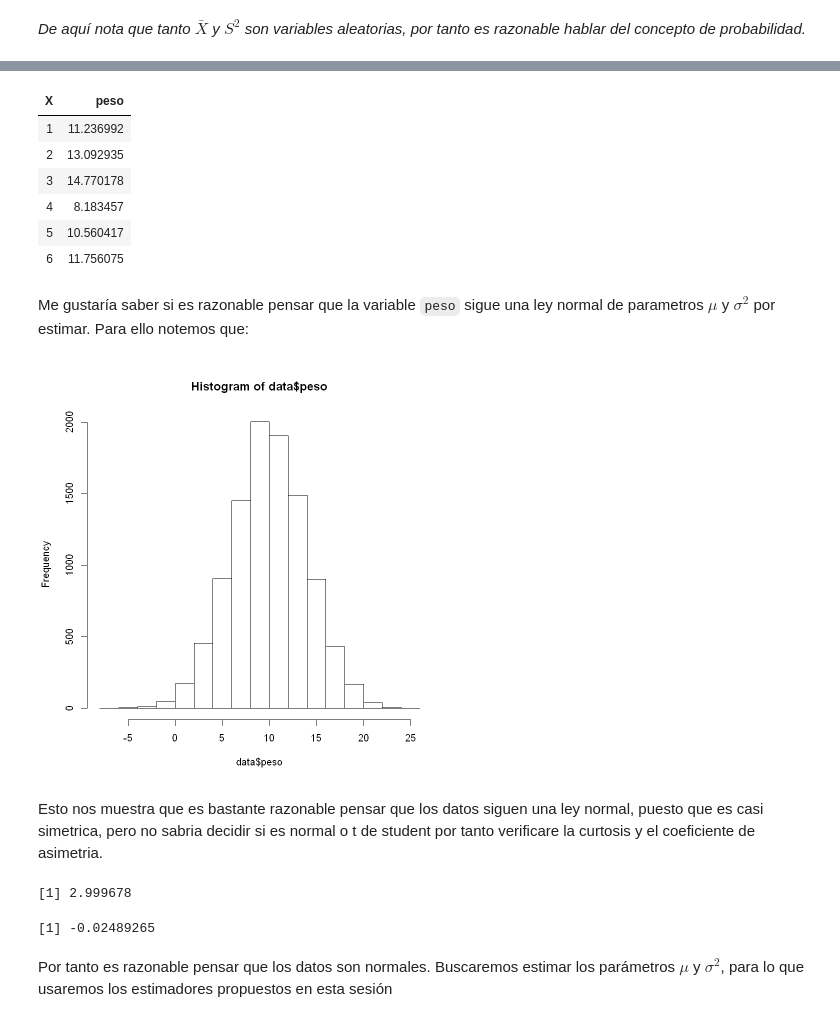
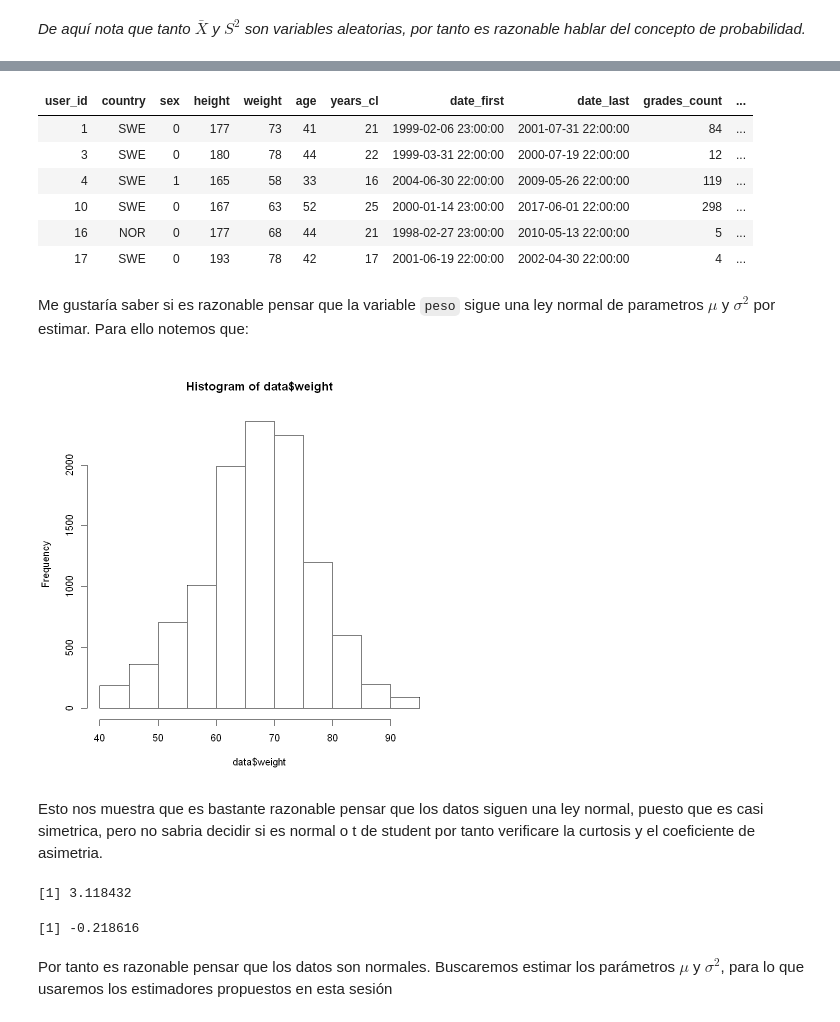
Before and after one commit to GustavoAnkelen/LEC-EyP, a Jupyter notebook: Clase6/Clase_06.ipynb, the cells around one changed output, grey strips where cells are left out. Cells and saved outputs as stored; diff of their text form; code cells hidden in the pictures.

```diff
--- a/Clase6/Clase_06.ipynb
+++ b/Clase6/Clase_06.ipynb
@@ -148,33 +158,33 @@ Supongamos la siguiente base de datos:
 # %%
-data=read.csv('data_clase_6.csv')
+data=read.csv('climber_df.csv')
 # %%
 head(data)
 # %% [output]
-| X | peso |
-| 1 | 11.236992 |
-| 2 | 13.092935 |
-| 3 | 14.770178 |
-| 4 | 8.183457 |
-| 5 | 10.560417 |
-| 6 | 11.756075 |
+| user_id | country | sex | height | weight | age | years_cl | date_first | date_last | grades_count | ... |
+| 1 | SWE | 0 | 177 | 73 | 41 | 21 | 1999-02-06 23:00:00 | 2001-07-31 22:00:00 | 84 | ... |
+| 3 | SWE | 0 | 180 | 78 | 44 | 22 | 1999-03-31 22:00:00 | 2000-07-19 22:00:00 | 12 | ... |
+| 4 | SWE | 1 | 165 | 58 | 33 | 16 | 2004-06-30 22:00:00 | 2009-05-26 22:00:00 | 119 | ... |
+| 10 | SWE | 0 | 167 | 63 | 52 | 25 | 2000-01-14 23:00:00 | 2017-06-01 22:00:00 | 298 | ... |
+| 16 | NOR | 0 | 177 | 68 | 44 | 21 | 1998-02-27 23:00:00 | 2010-05-13 22:00:00 | 5 | ... |
+| 17 | SWE | 0 | 193 | 78 | 42 | 17 | 2001-06-19 22:00:00 | 2002-04-30 22:00:00 | 4 | ... |
 # %% [markdown]
 Me gustaría saber si es razonable pensar que la variable `peso` sigue una ley normal de parametros $\mu$ y $\sigma^2$ por estimar. Para ello notemos que:
 # %%
-hist(data$peso)
+hist(data$weight)
 # %% [output]
-[figure, old version]
+[figure, new version]
 # %% [markdown]
 Esto nos muestra que es bastante razonable pensar que los datos siguen una ley normal, puesto que es casi simetrica, pero no sabria decidir si es normal o t de student por tanto verificare la curtosis y el coeficiente de asimetria.
 # %%
 library(moments)
 # %%
-kurtosis(data$peso)
+kurtosis(data$weight)
 # %% [output]
-[1] 2.999678
+[1] 3.118432
 # %%
-skewness(data$peso)
+skewness(data$weight)
 # %% [output]
-[1] -0.02489265
+[1] -0.218616
 # %% [markdown]
 Por tanto es razonable pensar que los datos son normales. Buscaremos estimar los parámetros $\mu$ y $\sigma^2$, para lo que usaremos los estimadores propuestos en esta sesión
 # %%
```
Also changed, not shown: parts of 11 cells of this notebook, 1 other file.
